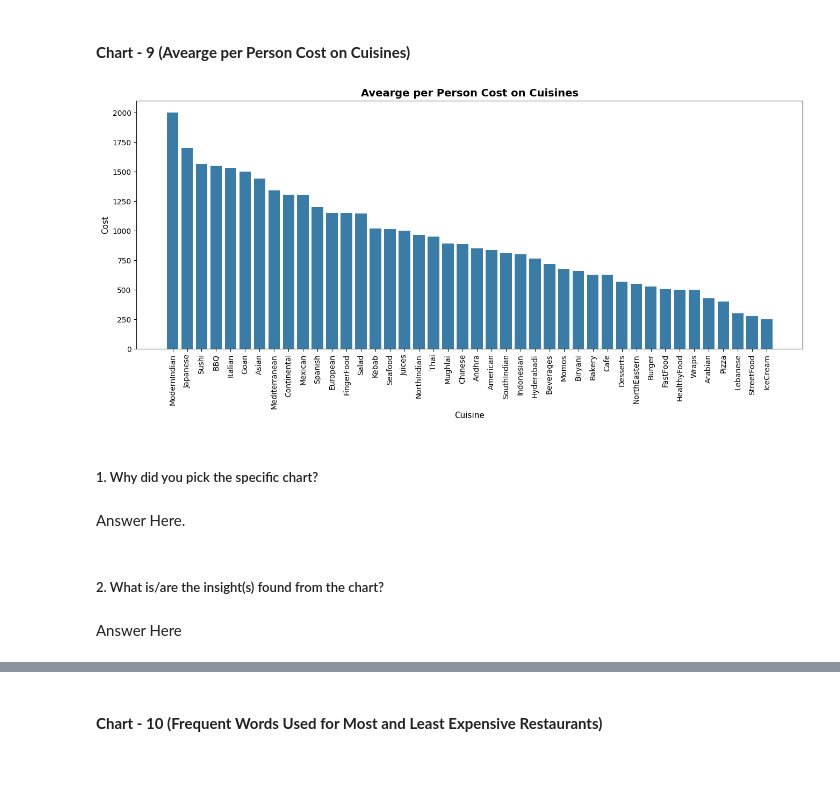
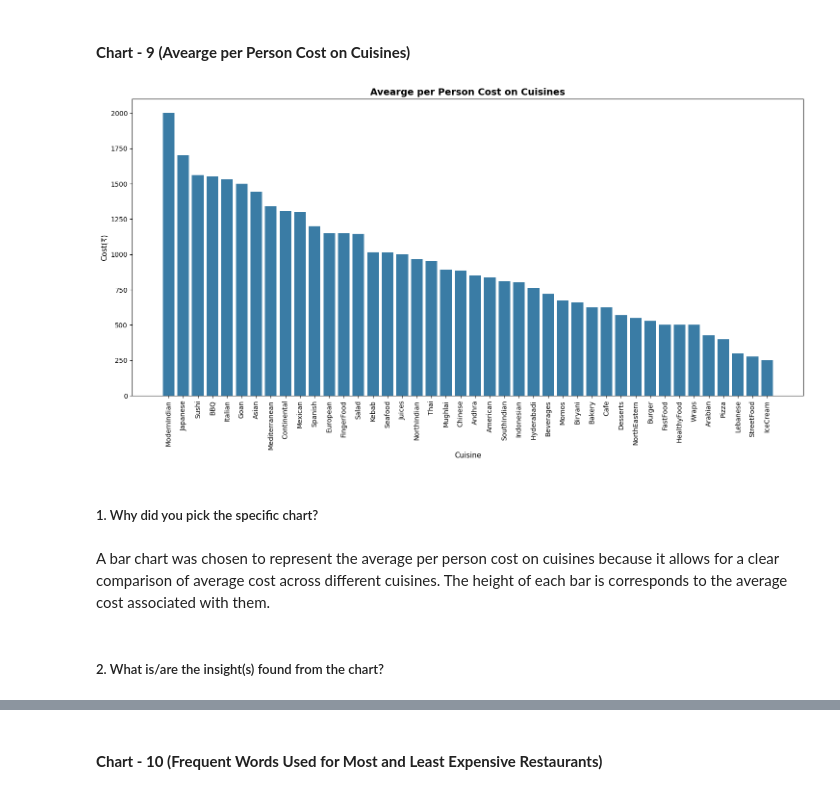
Before and after one commit to ShubhPathania/Zomato-Restaurant-Clustering-and-Sentiment-Analysis, a Jupyter notebook: Zomato_Restaurant_Clustering_and_Sentiment_Analysis.ipynb, the cells around one changed output, grey strips where cells are left out. Drawn from its saved outputs; the diff is of its cells as text; code cells hidden in the pictures; blank space fills up the shorter version.

```diff
--- a/Zomato_Restaurant_Clustering_and_Sentiment_Analysis.ipynb
+++ b/Zomato_Restaurant_Clustering_and_Sentiment_Analysis.ipynb
@@ -1183,23 +1287,25 @@ Answer Here
 # %% [markdown]
 #### **Chart - 9 (Avearge per Person Cost on Cuisines)**
 # %%
+# Calculate average cost for cuisines
 avg_cost_per_cuisine = cuisines_exploded.groupby('Cuisines')['Cost'].mean().sort_values(ascending= False)
 
-plt.figure(figsize= (16, 6))
+# Plot the chart
+plt.figure(figsize= (18, 8))
 plt.bar(avg_cost_per_cuisine.index, avg_cost_per_cuisine, color='#3a7ca5')
 plt.title('Avearge per Person Cost on Cuisines', size= 14, weight='bold')
+
+# Set chart title and axis labels
 plt.xlabel('Cuisine', size= 11)
-plt.ylabel('Cost', size= 11)
+plt.ylabel('Cost(₹)', size= 11)
 plt.xticks(rotation= 90)
 
 plt.show()
 # %% [output]
-[figure, old version]
+[figure, new version]
 # %% [markdown]
 ##### 1. Why did you pick the specific chart?
-# %% [markdown]
-Answer Here.
+# %% [markdown]
+A bar chart was chosen to represent the average per person cost on cuisines because it allows for a clear comparison of average cost across different cuisines. The height of each bar is corresponds to the average cost associated with them.
 # %% [markdown]
 ##### 2. What is/are the insight(s) found from the chart?
-# %% [markdown]
-Answer Here
```
Also changed, not shown: parts of 119 cells of this notebook.
